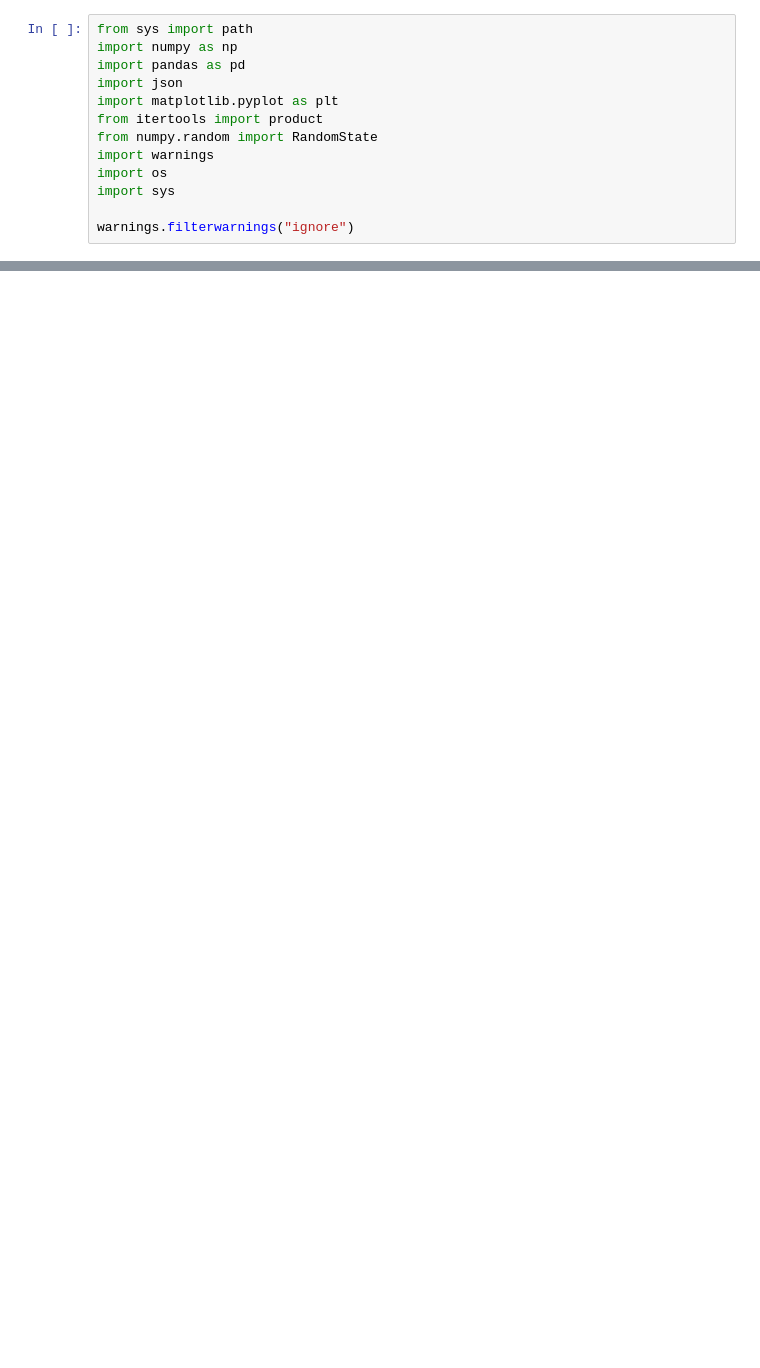
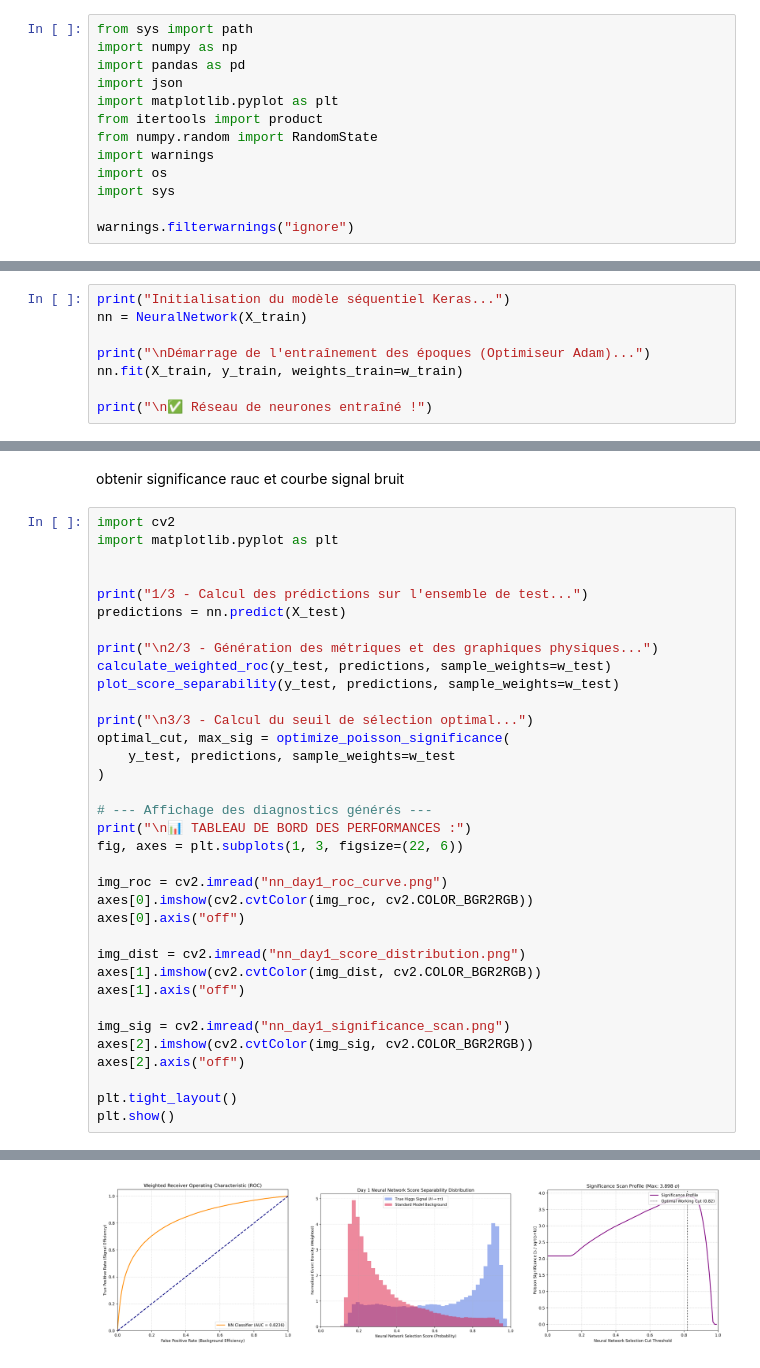
Before and after one commit to ST4-BlackSwan/Higgs-TeamB, a Jupyter notebook: NN/NeuralNetwork_Training_Collab.ipynb, the cells around one changed output, grey strips where cells are left out. Drawn from its saved outputs; the diff is of its cells as text; blank space fills up the shorter version.

```diff
--- a/NN/NeuralNetwork_Training_Collab.ipynb
+++ b/NN/NeuralNetwork_Training_Collab.ipynb
@@ -86,0 +385,8 @@ Root directory is /content/Higgs-TeamB
+# %%
+print("Initialisation du modèle séquentiel Keras...")
+nn = NeuralNetwork(X_train)
+
+print("\nDémarrage de l'entraînement des époques (Optimiseur Adam)...")
+nn.fit(X_train, y_train, weights_train=w_train)
+
+print("\n✅ Réseau de neurones entraîné !")
@@ -86,0 +593,38 @@ Root directory is /content/Higgs-TeamB
+# %% [markdown]
+obtenir significance rauc et courbe signal bruit
+# %%
+import cv2
+import matplotlib.pyplot as plt
+
+
+print("1/3 - Calcul des prédictions sur l'ensemble de test...")
+predictions = nn.predict(X_test)
+
+print("\n2/3 - Génération des métriques et des graphiques physiques...")
+calculate_weighted_roc(y_test, predictions, sample_weights=w_test)
+plot_score_separability(y_test, predictions, sample_weights=w_test)
+
+print("\n3/3 - Calcul du seuil de sélection optimal...")
+optimal_cut, max_sig = optimize_poisson_significance(
+    y_test, predictions, sample_weights=w_test
+)
+
+# --- Affichage des diagnostics générés ---
+print("\n📊 TABLEAU DE BORD DES PERFORMANCES :")
+fig, axes = plt.subplots(1, 3, figsize=(22, 6))
+
+img_roc = cv2.imread("nn_day1_roc_curve.png")
+axes[0].imshow(cv2.cvtColor(img_roc, cv2.COLOR_BGR2RGB))
+axes[0].axis("off")
+
+img_dist = cv2.imread("nn_day1_score_distribution.png")
+axes[1].imshow(cv2.cvtColor(img_dist, cv2.COLOR_BGR2RGB))
+axes[1].axis("off")
+
+img_sig = cv2.imread("nn_day1_significance_scan.png")
+axes[2].imshow(cv2.cvtColor(img_sig, cv2.COLOR_BGR2RGB))
+axes[2].axis("off")
+
+plt.tight_layout()
+plt.show()
+# %% [output]
@@ -86,0 +650 @@ Root directory is /content/Higgs-TeamB
+[figure, added]
```
Also changed, not shown: parts of 19 cells of this notebook.
